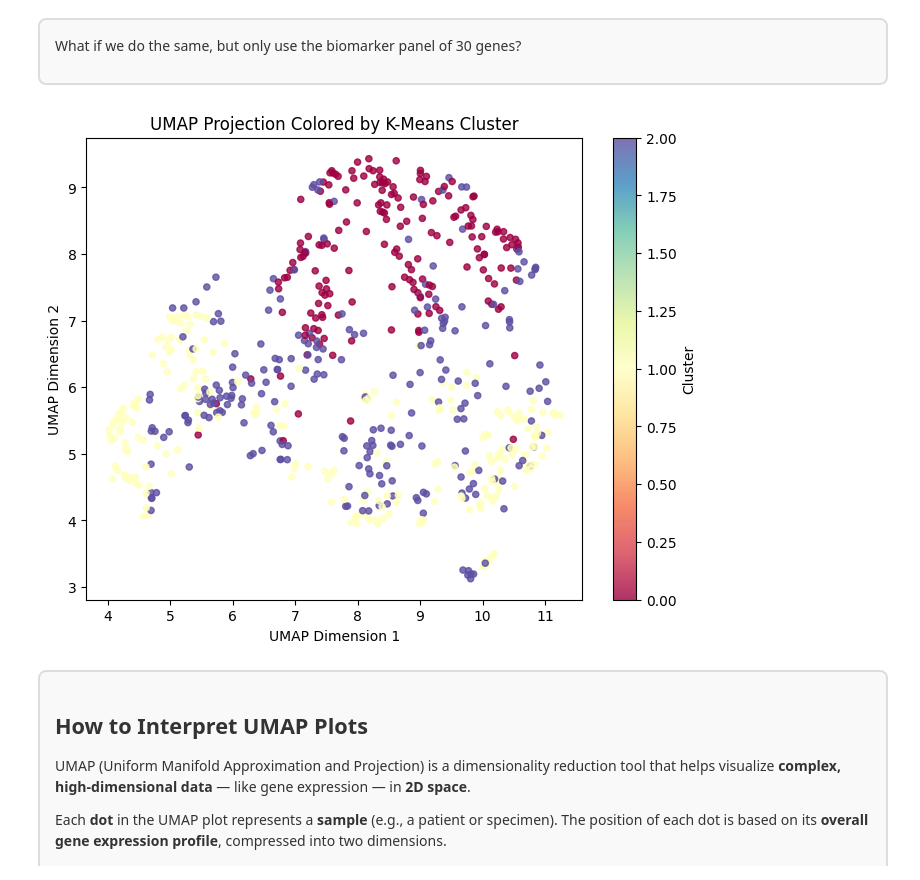
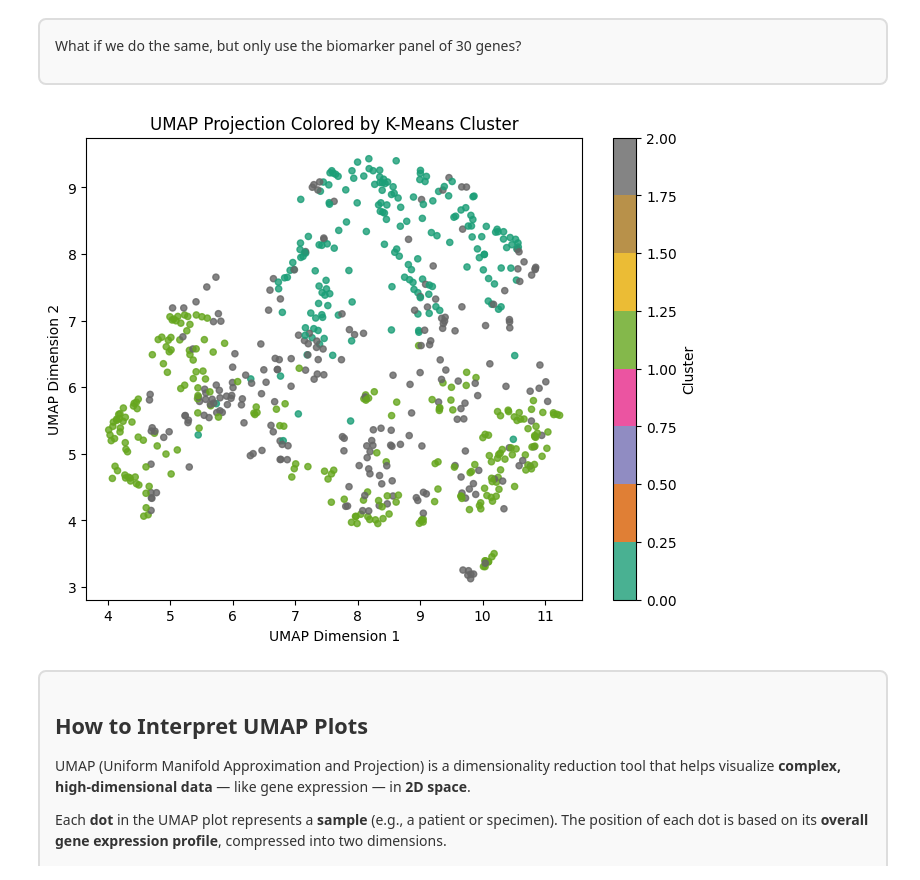
Before and after one commit to griffinfarrow/OXCEP-Precision-Dentistry, a Jupyter notebook: course_content/medicine/session_5/clustering.ipynb, the cells around one changed output. Saved outputs shown, nothing was run; the diff lists cells and outputs as text; code cells hidden in the pictures.

```diff
--- a/course_content/medicine/session_5/clustering.ipynb
+++ b/course_content/medicine/session_5/clustering.ipynb
@@ -267,31 +267,31 @@ df_copy['cluster'] = kmeans.labels_
 # %%
 ## Then we do the UMAP projection and plot this
 
 # Step 1: Prepare the data
 X = df_copy[gene_names]
 
 # Step 2: Apply UMAP
 reducer = umap.UMAP(random_state=42)
 X_umap = reducer.fit_transform(X)  # This gives a 2D array (n_samples x 2)
 
 # Plot Results
 plt.figure(figsize=(8, 6))
 scatter = plt.scatter(
     X_umap[:, 0],         # UMAP dimension 1
     X_umap[:, 1],         # UMAP dimension 2
     c=df_copy['cluster'],  # Color by K-means cluster
-    cmap='Spectral',
+    cmap='Dark2',
     s=20,
     alpha=0.8
 )
 
 plt.title("UMAP Projection Colored by K-Means Cluster")
 plt.xlabel("UMAP Dimension 1")
 plt.ylabel("UMAP Dimension 2")
 plt.colorbar(scatter, label='Cluster')
 plt.show()
 # %% [output]
-[figure, old version]
+[figure, new version]
 # %% [markdown]
 <div style="border: 2px solid #ddd; background-color: #f9f9f9; padding: 15px; margin: 10px 0; border-radius: 8px; color: #333;">
 
```
Also changed, not shown: parts of 6 cells of this notebook, 1 other file.
